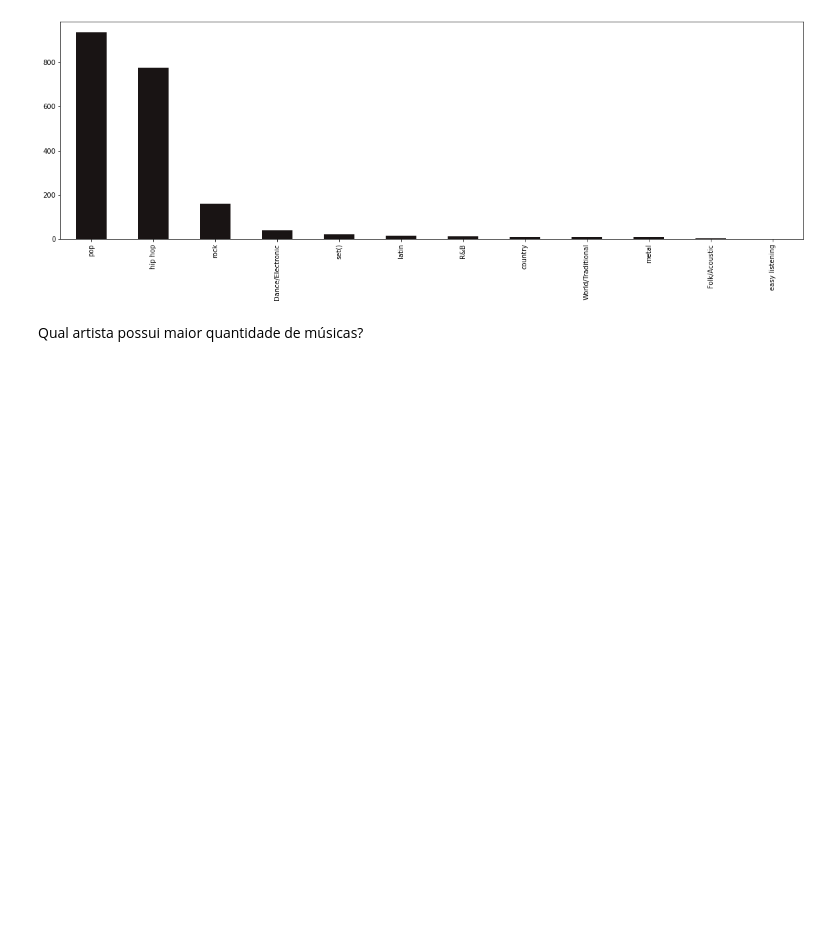
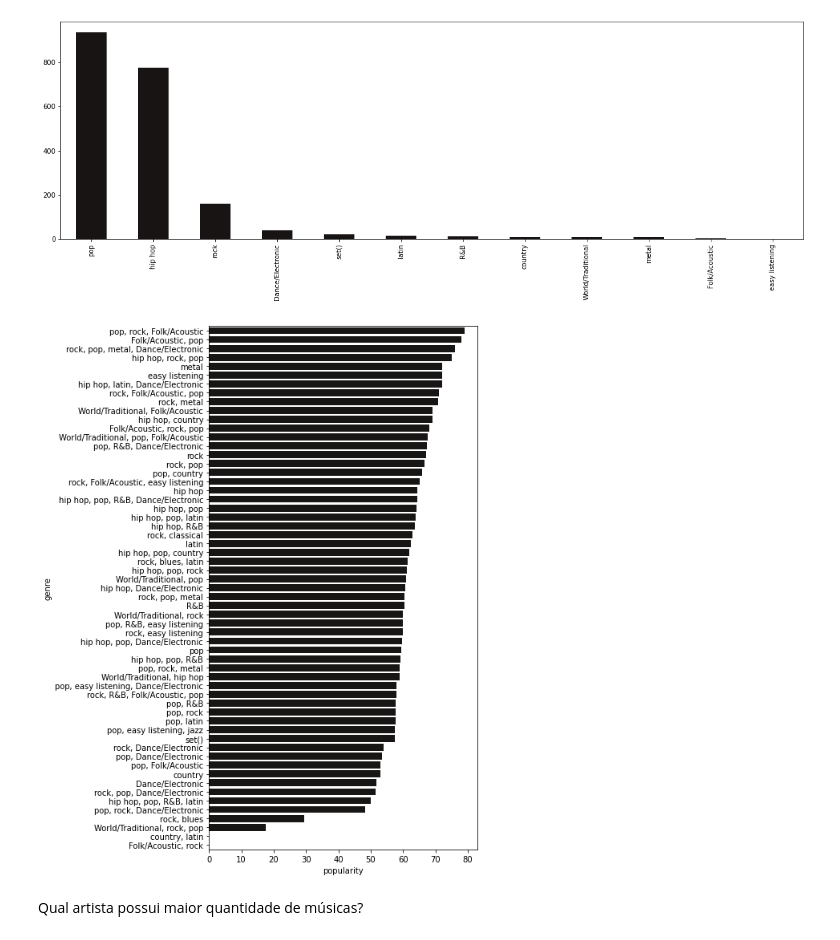
Before and after one commit to lucallegari/project02, a Jupyter notebook: Spotify/solution.ipynb, the cells around one changed output. Cells and saved outputs as stored; diff of their text form; code cells hidden in the pictures; blank space fills up the shorter version.

```diff
--- a/Spotify/solution.ipynb
+++ b/Spotify/solution.ipynb
@@ -145,6 +221,13 @@ plt.figure(figsize=(20,6))
 df_genero[0].value_counts().plot(kind='bar', color="#191414");
 # %% [output]
 [figure]
+# %%
+plt.figure(figsize = (6,12))
+popularity_genre = df_spotify.groupby('genre').mean().sort_values('popularity', ascending=False)
+sns.barplot(data = popularity_genre,y =popularity_genre.index, x = 'popularity', orient='h', color="#191414")
+plt.show()
+# %% [output]
+[figure, added]
 # %% [markdown]
 Qual artista possui maior quantidade de músicas?
 # %%
```
Also changed, not shown: parts of 10 cells of this notebook.
